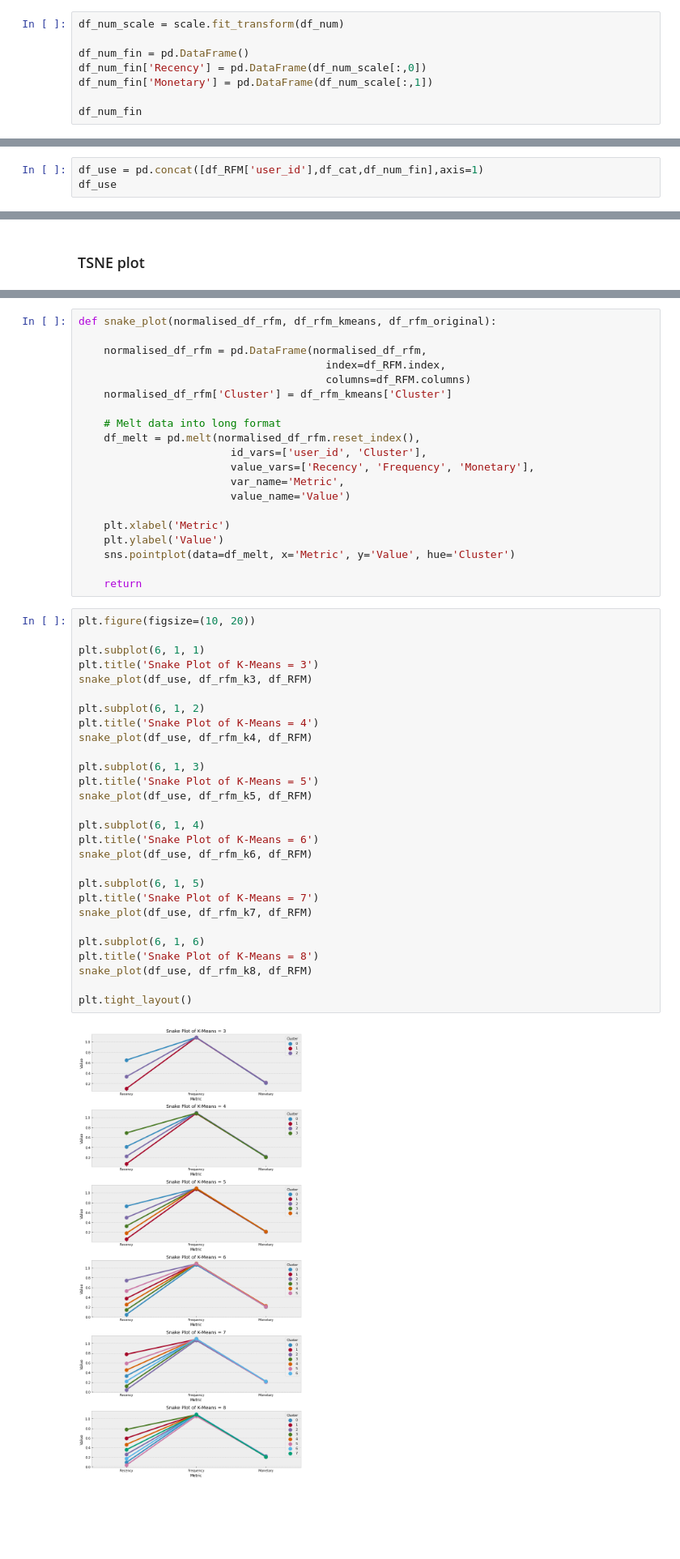
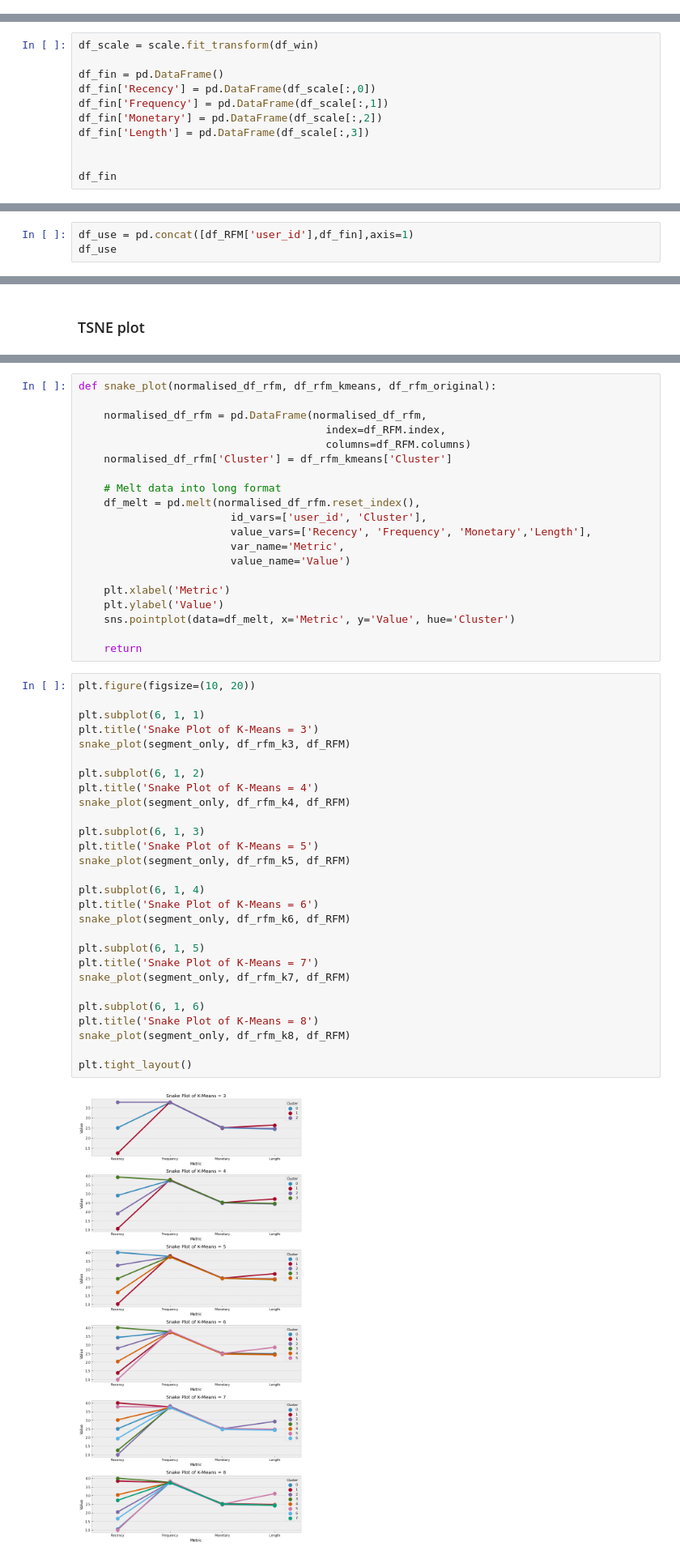
Before and after one commit to H8-Assignments-Bay/finpro-ftds-001-hck-ftds-001-hck-group-002, a Jupyter notebook: RFM_Analysis_V2.ipynb, the cells around one changed output, grey strips where cells are left out. Shown at 81% size. Drawn from its saved outputs; the diff is of its cells as text; blank space fills up the shorter version.

```diff
--- a/RFM_Analysis_V2.ipynb
+++ b/RFM_Analysis_V2.ipynb
@@ -816,11 +810,3 @@ df_num = winsorizer.transform(df_num)
 ### Scaling
 # %%
 scale = MinMaxScaler()
-# %%
-df_num_scale = scale.fit_transform(df_num)
-
-df_num_fin = pd.DataFrame()
-df_num_fin['Recency'] = pd.DataFrame(df_num_scale[:,0])
-df_num_fin['Monetary'] = pd.DataFrame(df_num_scale[:,1])
-
-df_num_fin
@@ -840,0 +813,11 @@ df_num_fin
+# %%
+df_scale = scale.fit_transform(df_win)
+
+df_fin = pd.DataFrame()
+df_fin['Recency'] = pd.DataFrame(df_scale[:,0])
+df_fin['Frequency'] = pd.DataFrame(df_scale[:,1])
+df_fin['Monetary'] = pd.DataFrame(df_scale[:,2])
+df_fin['Length'] = pd.DataFrame(df_scale[:,3])
+
+
+df_fin
@@ -841,6 +838,6 @@ df_num_fin
 # %% [markdown]
 ### Concat
 # %%
-df_use = pd.concat([df_RFM['user_id'],df_cat,df_num_fin],axis=1)
+df_use = pd.concat([df_RFM['user_id'],df_fin],axis=1)
 df_use
 # %% [output]
@@ -1070,7 +1092,7 @@ def snake_plot(normalised_df_rfm, df_rfm_kmeans, df_rfm_original):
     # Melt data into long format
     df_melt = pd.melt(normalised_df_rfm.reset_index(),
                         id_vars=['user_id', 'Cluster'],
-                        value_vars=['Recency', 'Frequency', 'Monetary'],
+                        value_vars=['Recency', 'Frequency', 'Monetary','Length'],
                         var_name='Metric',
                         value_name='Value')
 
@@ -1082,30 +1104,30 @@ def snake_plot(normalised_df_rfm, df_rfm_kmeans, df_rfm_original):
 # %%
 plt.figure(figsize=(10, 20))
 
 plt.subplot(6, 1, 1)
 plt.title('Snake Plot of K-Means = 3')
-snake_plot(df_use, df_rfm_k3, df_RFM)
+snake_plot(segment_only, df_rfm_k3, df_RFM)
 
 plt.subplot(6, 1, 2)
 plt.title('Snake Plot of K-Means = 4')
-snake_plot(df_use, df_rfm_k4, df_RFM)
+snake_plot(segment_only, df_rfm_k4, df_RFM)
 
 plt.subplot(6, 1, 3)
 plt.title('Snake Plot of K-Means = 5')
-snake_plot(df_use, df_rfm_k5, df_RFM)
+snake_plot(segment_only, df_rfm_k5, df_RFM)
 
 plt.subplot(6, 1, 4)
 plt.title('Snake Plot of K-Means = 6')
-snake_plot(df_use, df_rfm_k6, df_RFM)
+snake_plot(segment_only, df_rfm_k6, df_RFM)
 
 plt.subplot(6, 1, 5)
 plt.title('Snake Plot of K-Means = 7')
-snake_plot(df_use, df_rfm_k7, df_RFM)
+snake_plot(segment_only, df_rfm_k7, df_RFM)
 
 plt.subplot(6, 1, 6)
 plt.title('Snake Plot of K-Means = 8')
-snake_plot(df_use, df_rfm_k8, df_RFM)
+snake_plot(segment_only, df_rfm_k8, df_RFM)
 
 plt.tight_layout()
 # %% [output]
-[figure, old version]
+[figure, new version]
```
Also changed, not shown: parts of 22 cells of this notebook.
